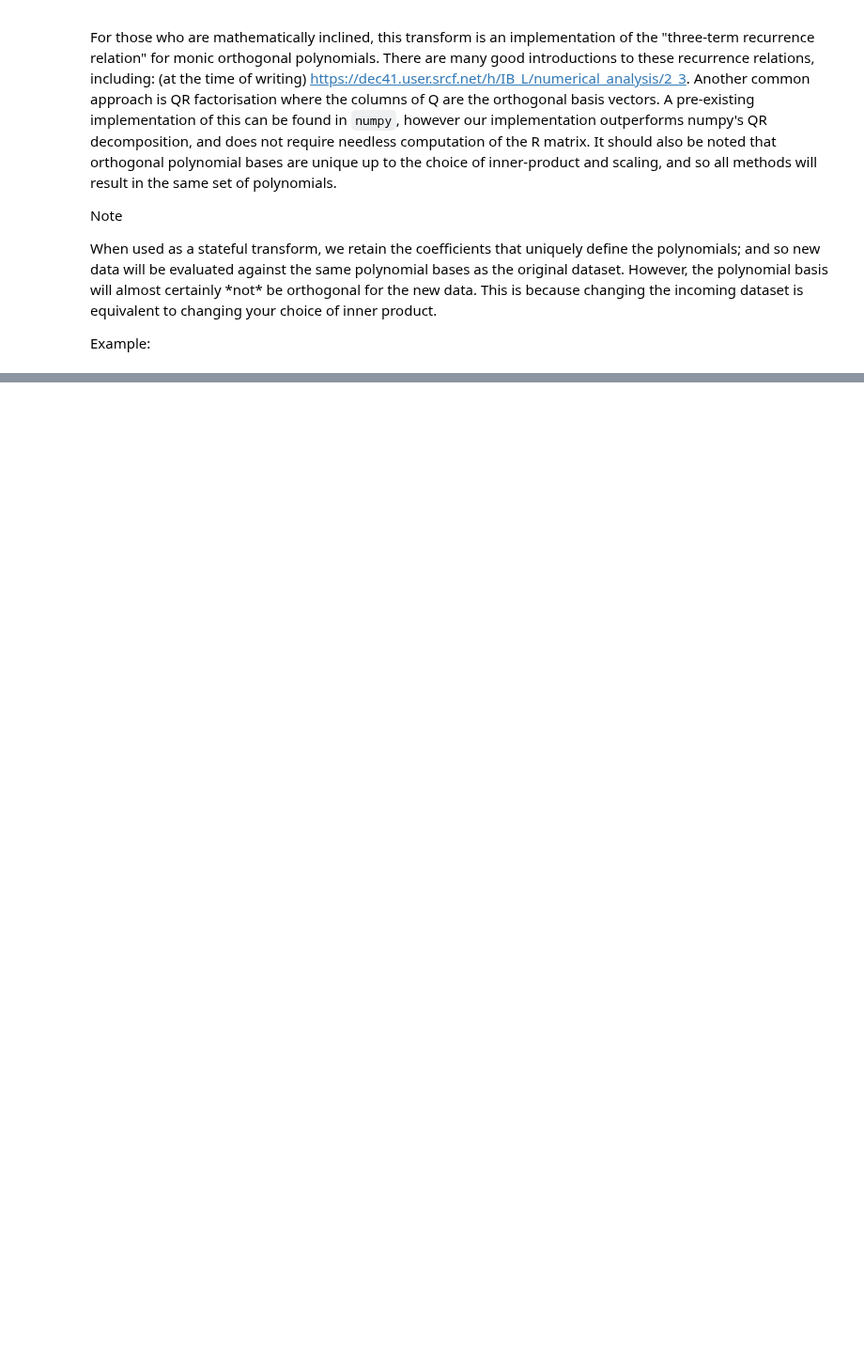
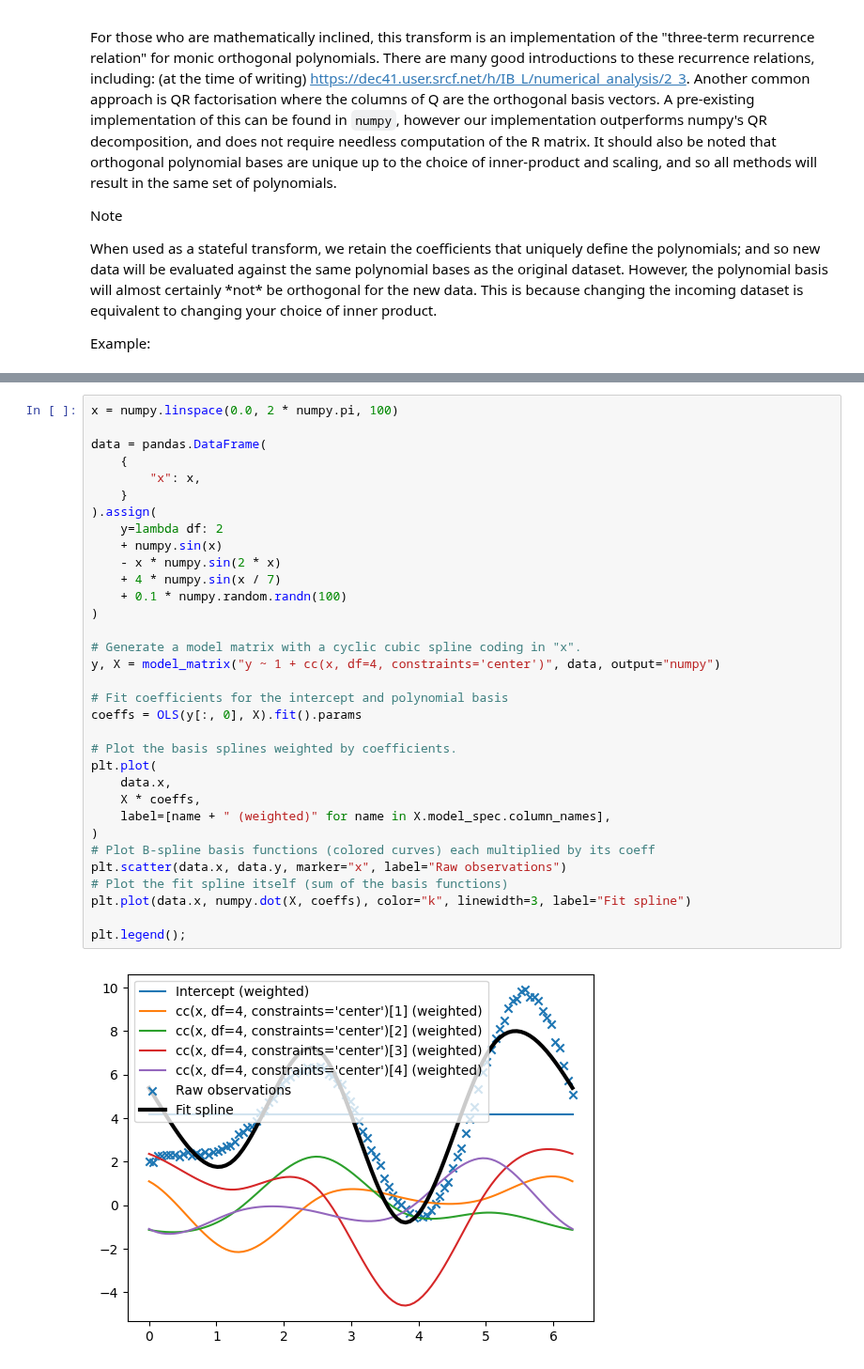
Before and after one commit to matthewwardrop/formulaic, a Jupyter notebook: docsite/docs/guides/splines.ipynb, the cells around one changed output, grey strips where cells are left out. Shown at 94% size. Cells and saved outputs as stored; diff of their text form; blank space fills up the shorter version.

```diff
--- a/docsite/docs/guides/splines.ipynb
+++ b/docsite/docs/guides/splines.ipynb
@@ -165,0 +239,35 @@ plt.legend();
+# %%
+x = numpy.linspace(0.0, 2 * numpy.pi, 100)
+
+data = pandas.DataFrame(
+    {
+        "x": x,
+    }
+).assign(
+    y=lambda df: 2
+    + numpy.sin(x)
+    - x * numpy.sin(2 * x)
+    + 4 * numpy.sin(x / 7)
+    + 0.1 * numpy.random.randn(100)
+)
+
+# Generate a model matrix with a cyclic cubic spline coding in "x".
+y, X = model_matrix("y ~ 1 + cc(x, df=4, constraints='center')", data, output="numpy")
+
+# Fit coefficients for the intercept and polynomial basis
+coeffs = OLS(y[:, 0], X).fit().params
+
+# Plot the basis splines weighted by coefficients.
+plt.plot(
+    data.x,
+    X * coeffs,
+    label=[name + " (weighted)" for name in X.model_spec.column_names],
+)
+# Plot B-spline basis functions (colored curves) each multiplied by its coeff
+plt.scatter(data.x, data.y, marker="x", label="Raw observations")
+# Plot the fit spline itself (sum of the basis functions)
+plt.plot(data.x, numpy.dot(X, coeffs), color="k", linewidth=3, label="Fit spline")
+
+plt.legend();
+# %% [output]
+[figure, added]
```
Also changed, not shown: parts of 4 cells of this notebook, 3 other files.
